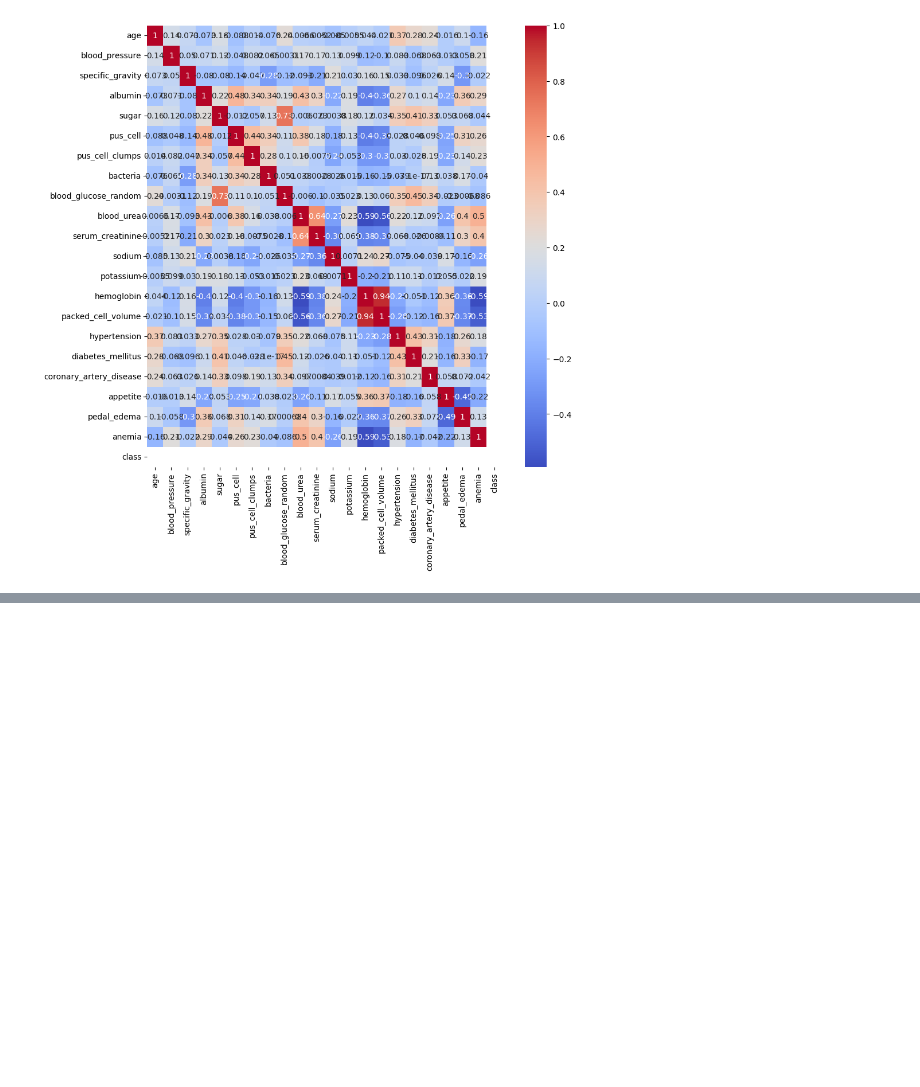
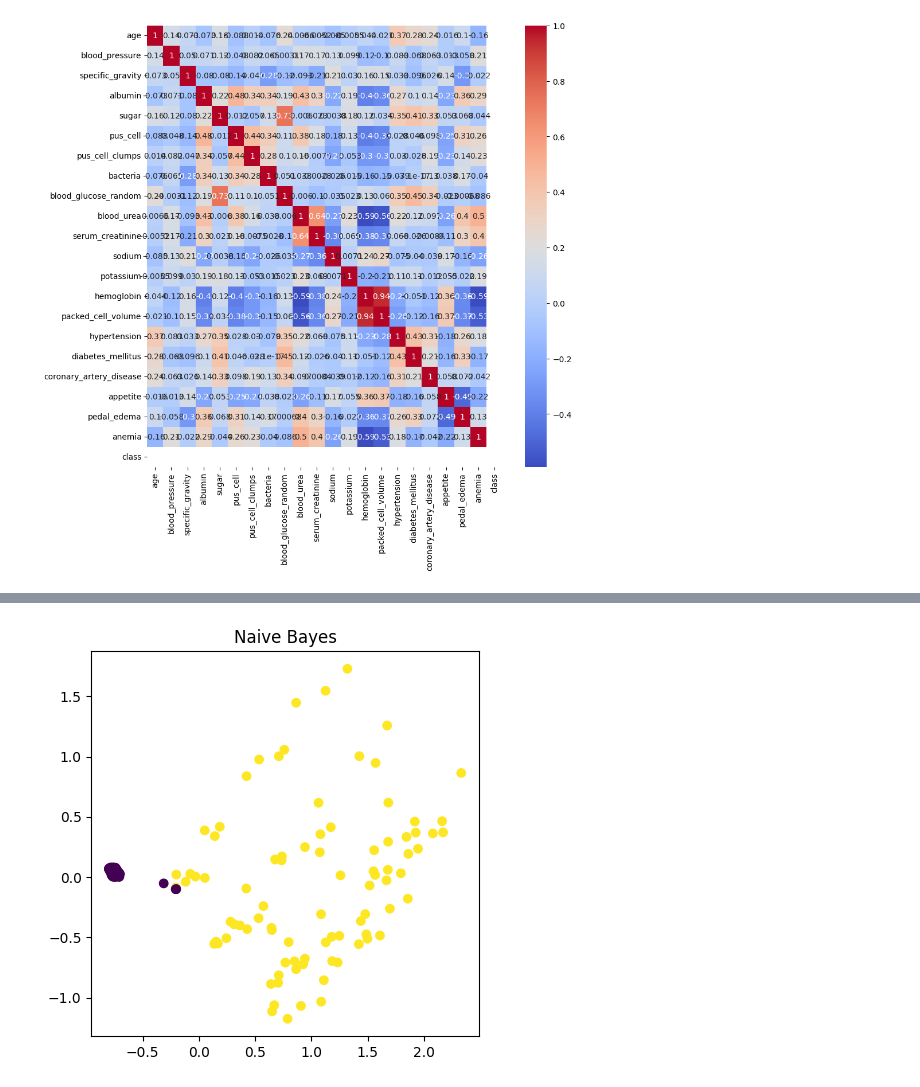
Before and after one commit to SamReeves/ckd-wemanity, a Jupyter notebook: presentation.ipynb, the cells around one changed output, grey strips where cells are left out. Saved outputs shown, nothing was run; the diff lists cells and outputs as text; code cells hidden in the pictures; blank space fills up the shorter version.

```diff
--- a/presentation.ipynb
+++ b/presentation.ipynb
@@ -99,0 +153,14 @@ So, we may have two subtypes: people with serious blood sugar imbalances, and pe
+# %%
+# Naive Bayes
+from sklearn.naive_bayes import GaussianNB
+nb = GaussianNB()
+nb.fit(df.drop('class', axis=1), df['class'])
+nb.score(df.drop('class', axis=1), df['class'])
+
+# graph Naive Bayes
+plt.figure(figsize=(5,5))
+plt.scatter(pca.fit_transform(df)[:,0], pca.fit_transform(df)[:,1], c=nb.predict(df.drop('class', axis=1)))
+plt.title('Naive Bayes')
+plt.show()
+# %% [output]
+[figure, added]
```
Also changed, not shown: parts of 10 cells of this notebook, 1 other file.
